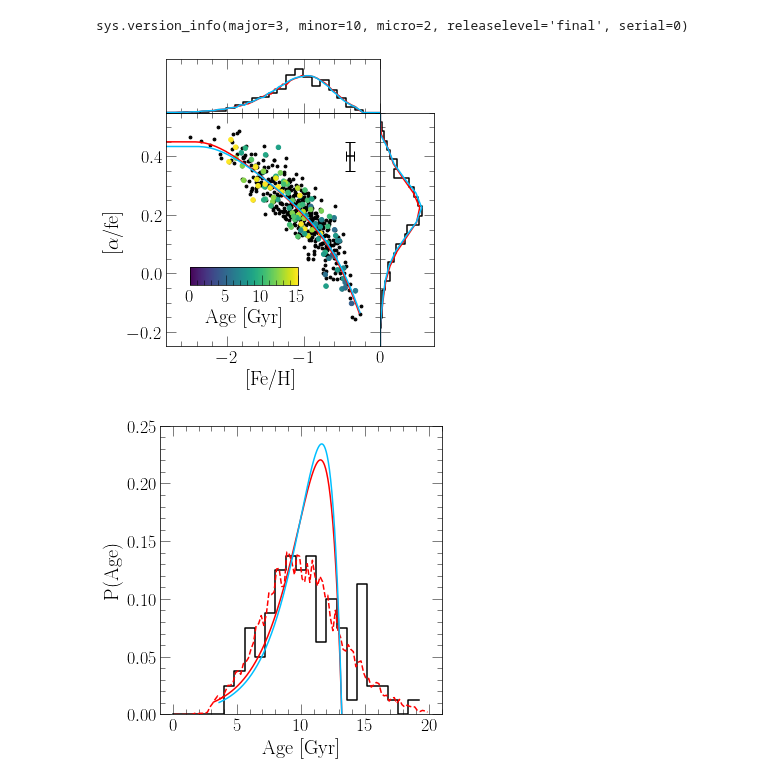
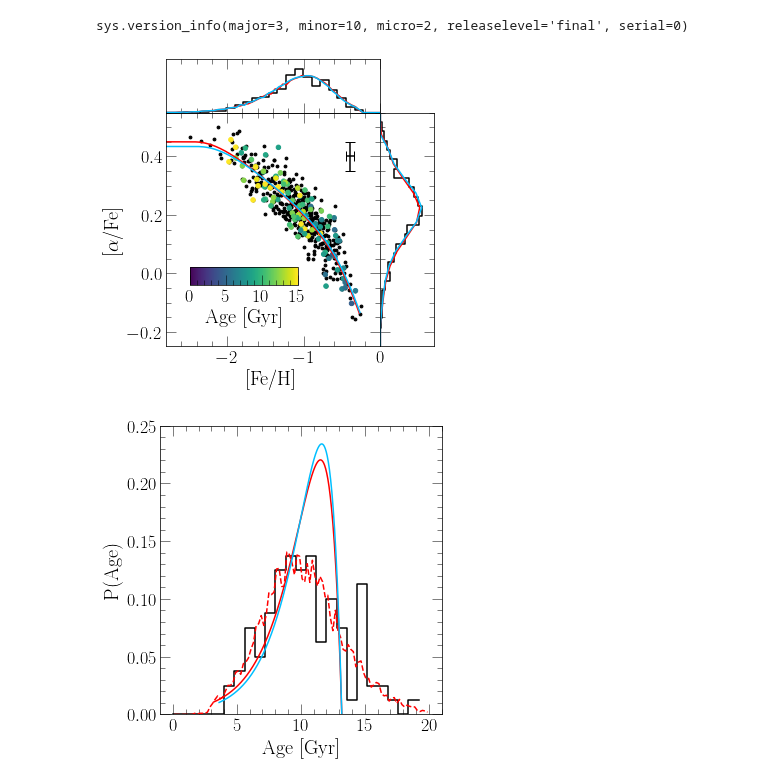
Before and after one commit to giganano/h3halo, a Jupyter notebook: notebooks/paperplots.ipynb, the cells around one changed output. Saved outputs shown, nothing was run; the diff lists cells and outputs as text; code cells hidden in the pictures.

```diff
--- a/notebooks/paperplots.ipynb
+++ b/notebooks/paperplots.ipynb
@@ -30,7 +30,7 @@ mock["age_err"] = [a * b * m.log(10) for a, b in zip(mock["age"], raw[:, 5])]
 fig = plt.figure()
 ax = fig.add_subplot(111)
 ax.set_xlabel("[Fe/H]")
-ax.set_ylabel(r"[$\alpha$/fe]")
+ax.set_ylabel(r"[$\alpha$/Fe]")
 ax.set_xlim([-2.8, 0])
 ax.set_ylim([-0.25, 0.55])
 
@@ -101,34 +101,34 @@ with vice.singlezone(name = "./bestfit") as sz:
     vice.yields.ccsne.settings['fe'] = 0.83 / 1000
     vice.yields.sneia.settings['fe'] = 1.04 / 1000
     bfout = sz.run(np.linspace(0, bf_duration, 1001), overwrite = True, capture = True)
 
 kwargs = {"c": named_colors()["deepskyblue"]}
 ax.plot(bfout.history["[fe/h]"], bfout.history["[o/fe]"], **kwargs)
 xvals = [(a + b) / 2 for a, b in zip(bfout.mdf["bin_edge_left"], bfout.mdf["bin_edge_right"])]
 top.plot(xvals, bfout.mdf["dn/d[fe/h]"], **kwargs)
 right.plot(bfout.mdf["dn/d[o/fe]"], xvals, **kwargs)
 
 plt.tight_layout()
 plt.subplots_adjust(right = 0.8, top = 0.8)
 top.set_position([
     ax.get_position().x0,
     ax.get_position().y1,
     ax.get_position().x1 - ax.get_position().x0,
     0.15
 ])
 right.set_position([
     ax.get_position().x1,
     ax.get_position().y0,
     0.15,
     ax.get_position().y1 - ax.get_position().y0
 ])
 for ext in ["pdf", "jpeg"]:
     kwargs = {}
     if ext == "jpeg": kwargs["dpi"] = 200
     plt.savefig("../paper/fiducial_mock_afe_feh.%s" % (ext), **kwargs)
 plt.show()
 # %% [output]
-[figure, old version]
+[figure, new version]
 # %%
 fig = plt.figure()
 ax = fig.add_subplot(111)
```
Also changed, not shown: parts of 7 cells of this notebook, 38 other files.
